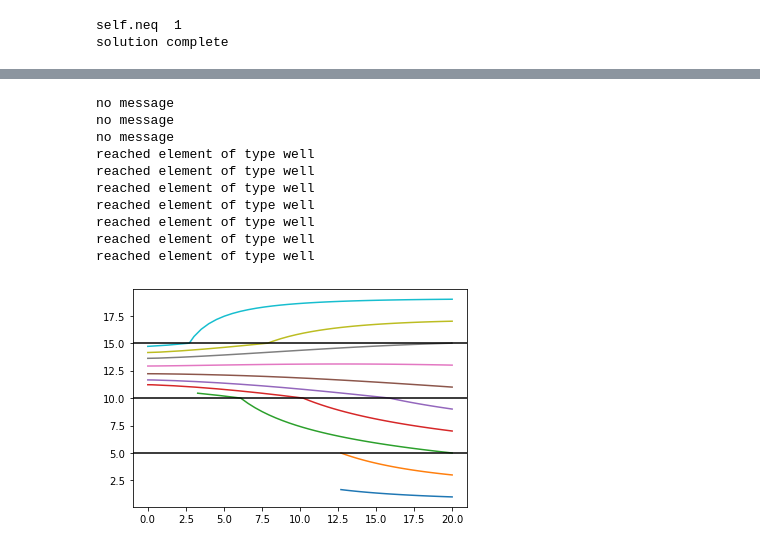
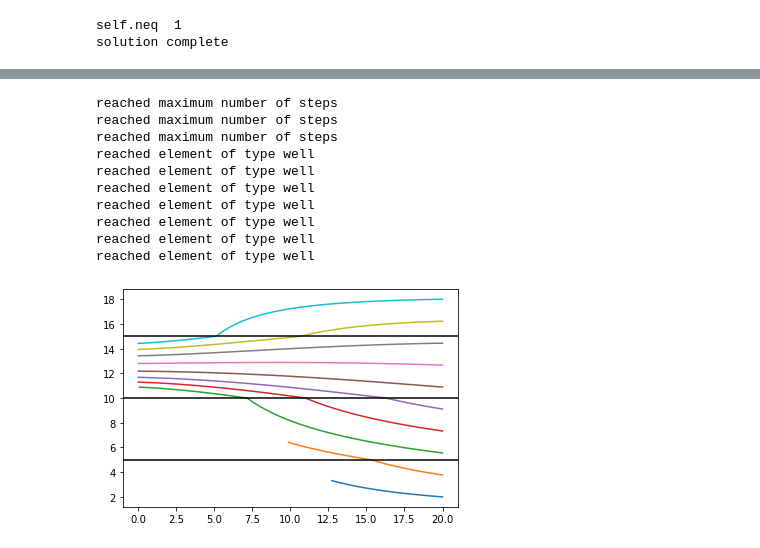
Before and after one commit to mbakker7/ttim, a Jupyter notebook: notebooks/pathline_trace.ipynb, the cells around one changed output, grey strips where cells are left out. Cells and saved outputs as stored; diff of their text form; code cells hidden in the pictures.

Commit message:
implemented tmax in tracing
TO DO: direction (if that makes sense in this context)

```diff
--- a/notebooks/pathline_trace.ipynb
+++ b/notebooks/pathline_trace.ipynb
@@ -114,6 +117,7 @@ ml.solve()
 self.neq  1
 solution complete
 # %%
-timtrace = timtraceline(ml, 20, 20, 16, tstart=1, delt=5, nstep=40, hstepmax=2)
+timtrace = timtraceline(ml, 20, 20, 16, tstart=1, delt=5, tmax=200, nstepmax=40, hstepmax=2)
+timtrace
 # %% [output]
 reached element of type well
@@ -126,20 +141,20 @@ plt.plot(xyzt[:, 0], xyzt[:, 2], 'k.')
 # %%
-zstart = np.linspace(1, 19, 10)
+zstart = np.linspace(2, 18, 10)
 for zs in zstart:
-    timtrace = timtraceline(ml, 20, 20, zs, tstart=1, delt=5, nstep=40, hstepmax=2)
+    timtrace = timtraceline(ml, 20, 20, zs, tstart=1, delt=5, tmax=200, nstepmax=40, hstepmax=2)
     xyzt = timtrace['trace']
     plt.plot(xyzt[:, 0], xyzt[:, 2])
 for y in [5, 10, 15]:
     plt.axhline(y, color='k')
 # %% [output]
-no message
-no message
-no message
+reached maximum number of steps
+reached maximum number of steps
+reached maximum number of steps
 reached element of type well
 reached element of type well
 reached element of type well
 reached element of type well
 reached element of type well
 reached element of type well
 reached element of type well
-[figure, old version]
+[figure, new version]
```
Also changed, not shown: parts of 20 cells of this notebook, 2 other files.
